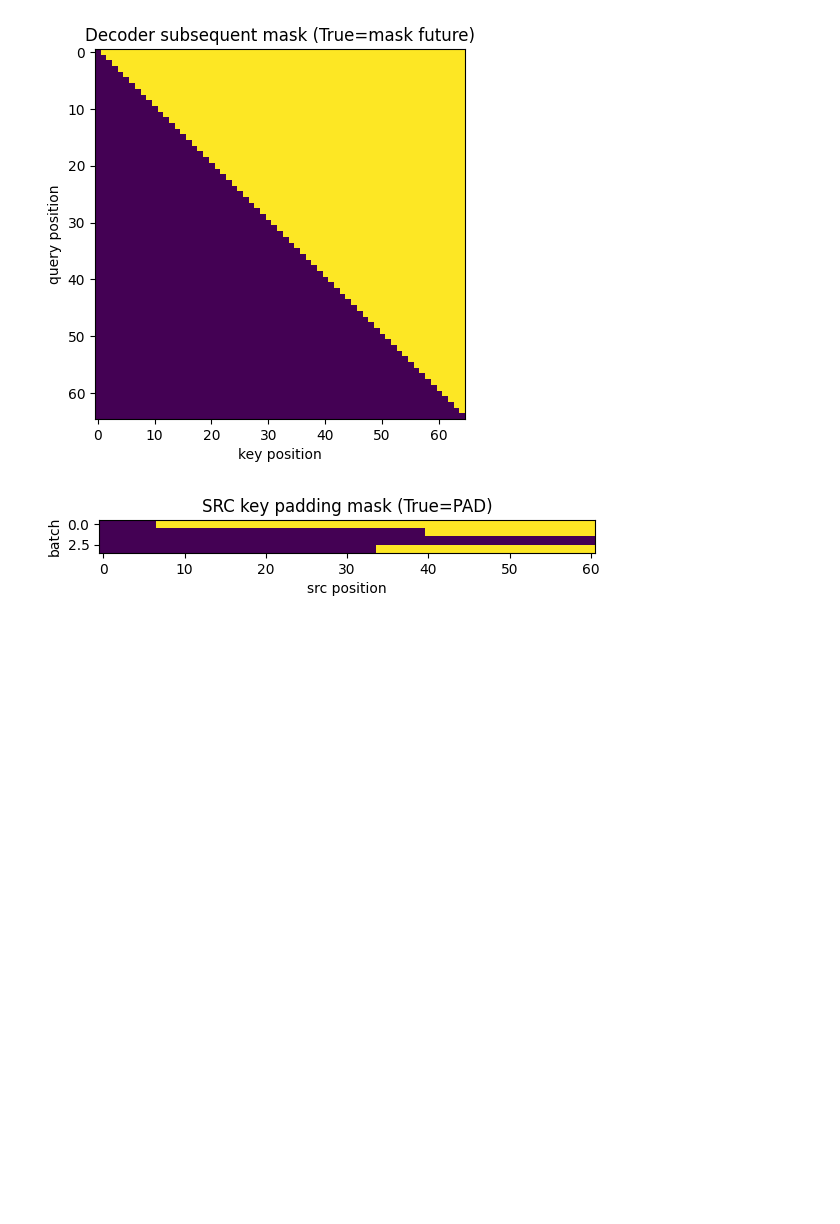
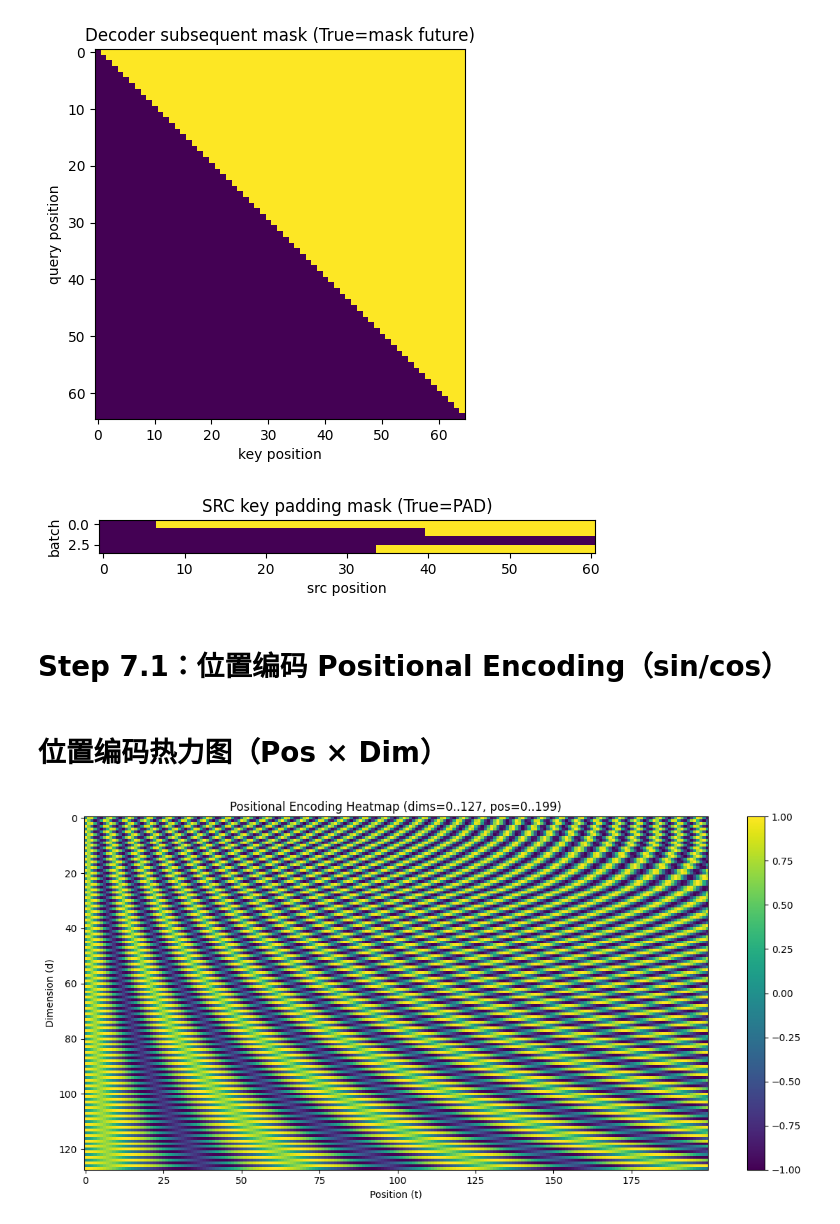
Before and after one commit to xurunqiang/self-study-records, a Jupyter notebook: transform.ipynb, the cells around one changed output. Drawn from its saved outputs; the diff is of its cells as text; code cells hidden in the pictures; blank space fills up the shorter version.

```diff
--- a/transform.ipynb
+++ b/transform.ipynb
@@ -419,6 +478,8 @@ tgt_len torch.Size([4]) torch.int64
 示例 tgt_out ids[0]: [18709, 46, 951, 204, 91, 3, 0, 0, 0, 0, 0, 0, 0, 0, 0, 0, 0, 0, 0, 0, 0, 0, 0, 0, 0, 0, 0, 0, 0, 0]
 [figure]
 [figure]
+# %% [markdown]
+# Step 7.1：位置编码 Positional Encoding（sin/cos）
 # %%
 import torch
 import torch.nn as nn
@@ -442,3 +503,28 @@ class PositionalEncoding(nn.Module):
         L = x.size(1)
         x = x + self.pe[:, :L, :]
         return self.dropout(x)
+# %% [markdown]
+# 位置编码热力图（Pos × Dim）
+# %%
+def visualize_pe_heatmap(pe_module: PositionalEncoding, L=200, D_show=128):
+    """
+    L: 展示前 L 个位置
+    D_show: 展示前 D_show 个维度（太大图会很挤）
+    """
+    pe = pe_module.pe[0, :L, :D_show].detach().cpu().numpy()  # [L, D_show]
+    pe = pe.T  # [D_show, L]  维度为行，位置为列
+
+    plt.figure(figsize=(12, 6))
+    plt.imshow(pe, aspect="auto")
+    plt.title(f"Positional Encoding Heatmap (dims=0..{D_show-1}, pos=0..{L-1})")
+    plt.xlabel("Position (t)")
+    plt.ylabel("Dimension (d)")
+    plt.colorbar()
+    plt.tight_layout()
+    plt.show()
+
+# 示例
+pe = PositionalEncoding(d_model=512, max_len=2048, dropout=0.0)
+visualize_pe_heatmap(pe, L=200, D_show=128)
+# %% [output]
+[figure, added]
```
Also changed, not shown: parts of 56 cells of this notebook, 2 other files.
